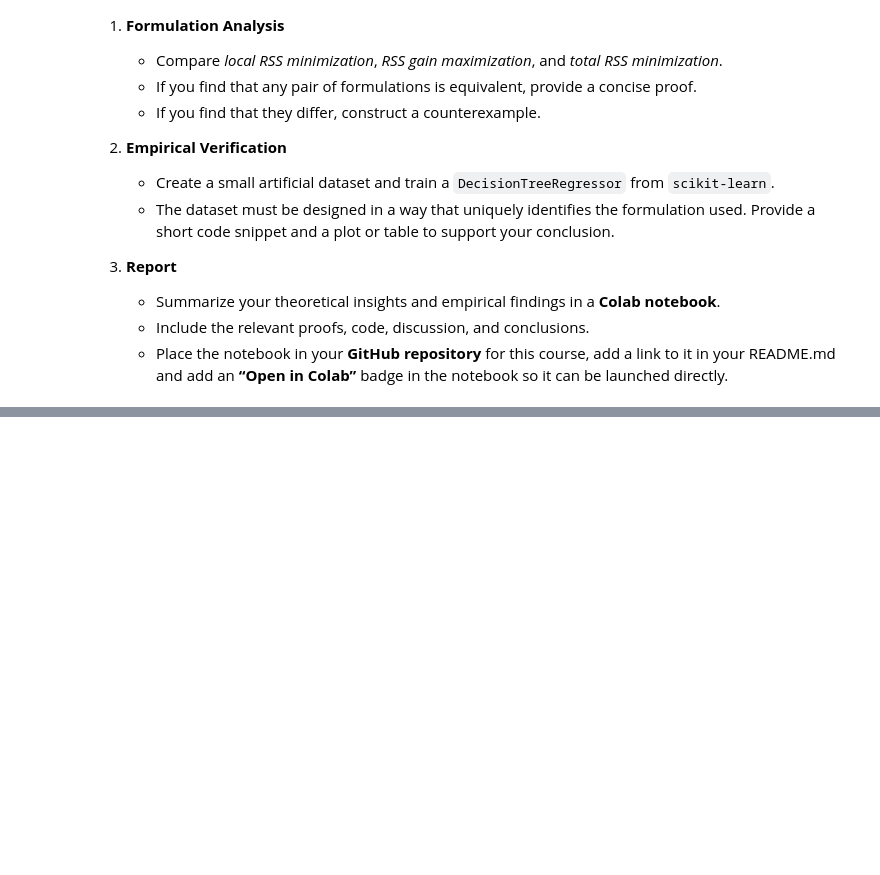
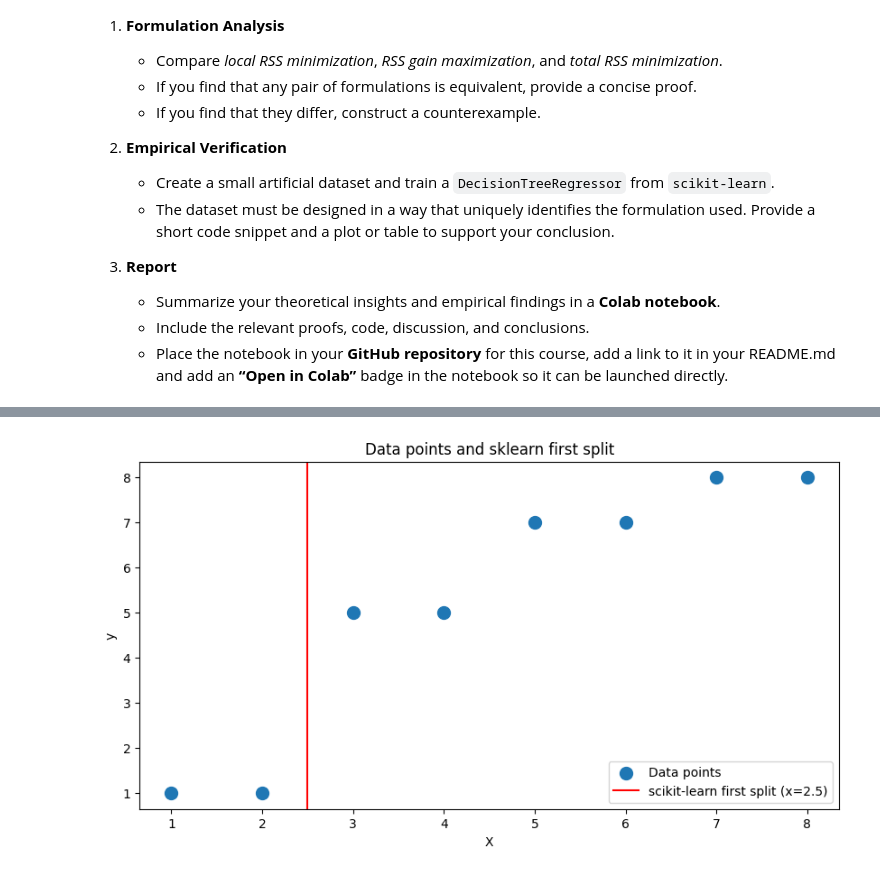
Before and after one commit to MichalSlowakiewicz/Machine-Learning, a Jupyter notebook: Homework6.ipynb, the cells around one changed output, grey strips where cells are left out. Cells and saved outputs as stored; diff of their text form; code cells hidden in the pictures; blank space fills up the shorter version.

```diff
--- a/Homework6.ipynb
+++ b/Homework6.ipynb
@@ -154,0 +105,77 @@ np.float64(15.02)
+# %%
+import numpy as np
+import matplotlib.pyplot as plt
+from sklearn.tree import DecisionTreeRegressor
+
+# let's analyze tree with max_depth = 2
+
+# creating a dataset for counterexample
+X = np.array([1, 2, 3, 4, 5, 6, 7, 8]).reshape(-1, 1)
+y = np.array([1, 1, 5, 5, 7, 7, 8, 8])
+
+# fitting DecisionTreeRegressor with max_depth=2 to see splits
+dt = DecisionTreeRegressor(max_depth=2, random_state=42)
+dt.fit(X, y)
+
+# getting the first split using sklearn
+sklearn_first_split = dt.tree_.threshold[0]
+print(f"\nscikit-learn's first split threshold: {sklearn_first_split}")
+
+# function computing Local RSS for possible first splits
+def compute_rss(y_subset):
+    return np.sum((y_subset - np.mean(y_subset))**2) if len(y_subset) > 0 else 0
+
+# defining all possible splits
+possible_splits = [1.5, 2.5, 3.5, 4.5, 5.5, 6.5, 7.5]
+
+# calculating and printing Local RSS values for all possible splits
+print("\nLocal RSS evaluation for first split:")
+for t in possible_splits:
+    left = y[X.flatten() <= t]
+    right = y[X.flatten() > t]
+    rss = compute_rss(left) + compute_rss(right)
+    print(f"Split at {t}: RSS = {rss:.1f}")
+
+# defining function which will be used in finding second split for Total RSS Minimization
+def find_best_split(X_subset, y_subset):
+    if len(X_subset) <= 1:
+        return compute_rss(y_subset)
+    splits = (X_subset[:-1] + X_subset[1:])/2
+    best_rss = float('inf')
+    for t in splits:
+        l = y_subset[X_subset.flatten() <= t]
+        r = y_subset[X_subset.flatten() > t]
+        current_rss = compute_rss(l) + compute_rss(r)
+        if current_rss < best_rss:
+            best_rss = current_rss
+    return best_rss
+
+# calculating and printing Total RSS values for all possible splits
+print("\nTotal RSS evaluation for different first splits:")
+for t1 in possible_splits:
+
+    # first split
+    left_mask = X.flatten() <= t1
+    right_mask = X.flatten() > t1
+
+    # second splits
+    left_X, left_y = X[left_mask], y[left_mask]
+    right_X, right_y = X[right_mask], y[right_mask]
+
+    # finding best second split
+    left_rss = find_best_split(left_X, left_y)
+    right_rss = find_best_split(right_X, right_y)
+    total_rss = left_rss + right_rss
+    print(f"First split at {t1}: Total RSS = {total_rss:.1f}")
+
+# plotting
+plt.figure(figsize=(10, 5))
+plt.scatter(X, y, s=100, label='Data points')
+plt.axvline(sklearn_first_split, color='red',
+            label=f'scikit-learn first split (x={sklearn_first_split})')
+plt.xlabel('X')
+plt.ylabel('y')
+plt.title('Data points and sklearn first split')
+plt.legend()
+plt.show()
+# %% [output]
@@ -154,0 +201 @@ np.float64(15.02)
+[figure, added]
```
Also changed, not shown: parts of 5 cells of this notebook.
